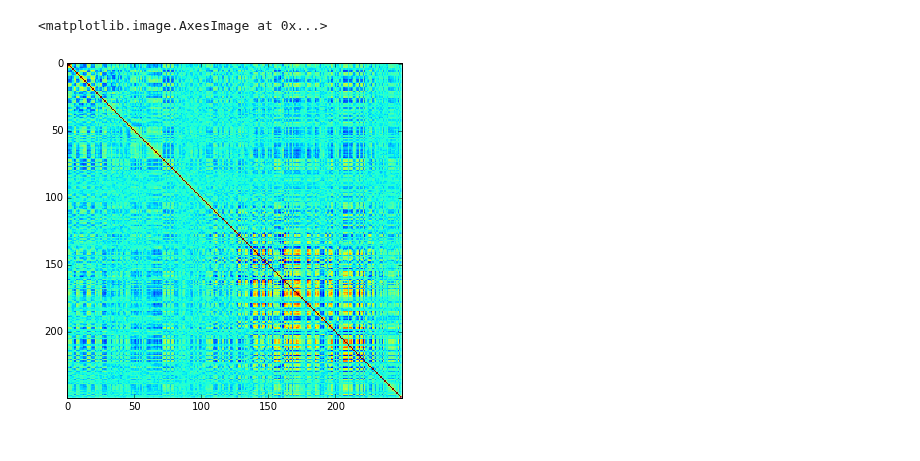
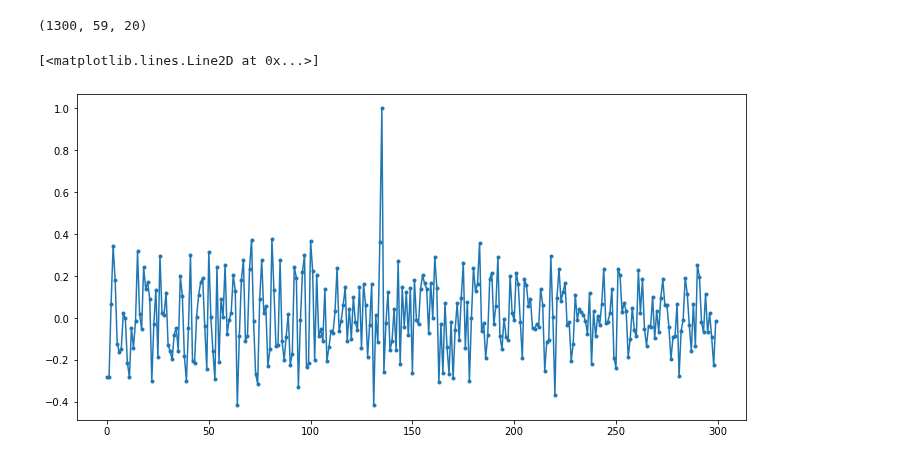
Before and after one commit to DawesLab/CCDimage, a Jupyter notebook: Correlation vs mode number.ipynb, the cells around one changed output. Saved outputs shown, nothing was run; the diff lists cells and outputs as text; code cells hidden in the pictures.

```diff
--- a/Correlation vs mode number.ipynb
+++ b/Correlation vs mode number.ipynb
@@ -33,0 +16,9 @@ scaledVacuumCorrected = np.sqrt(2.0/ncount)*(signal_data - Kp_vac.reshape(600,1,
+# %%
+#Use this to pull from a different day:
+data_folder = "/home/photon/data/06-10-2021"
+sys.path.append("/home/photon/code/Qfunction/")
+chdir(data_folder)
+# %%
+allFiles = listdir(data_folder)
+allFiles.sort()
+set(zip(allFiles,range(len(allFiles))))
@@ -34 +40,20 @@ scaledVacuumCorrected = np.sqrt(2.0/ncount)*(signal_data - Kp_vac.reshape(600,1,
+# %%
+scaled_vc.shape
+# %% [output]
+(1300, 59, 20)
+# %%
+# Demonstrate what we are looking at:
+# TODO: sort out the oscillation effect (why, etc)
+# works well with data set 10 from 06-09-2021
+example = []
+for i in range(300,600):
+    m1 = np.real(scaled_vc[i].flatten('F'))
+    m2 = np.real(scaled_vc[435].flatten('F'))
+    Pearson, p = sp.pearsonr(m1,m2)
+    example.append(Pearson)
+
+plt.plot(example,".-")
+# %% [output]
+[<matplotlib.lines.Line2D at 0x...>]
+[figure, added]
 # %%
@@ -93,5 +125,0 @@ for i in modes:
-# %%
-plt.imshow(PearsonPhase,interpolation='none')
-# %% [output]
-<matplotlib.image.AxesImage at 0x...>
-[figure, removed]
```
Also changed, not shown: parts of 21 cells of this notebook, 3 other files.
